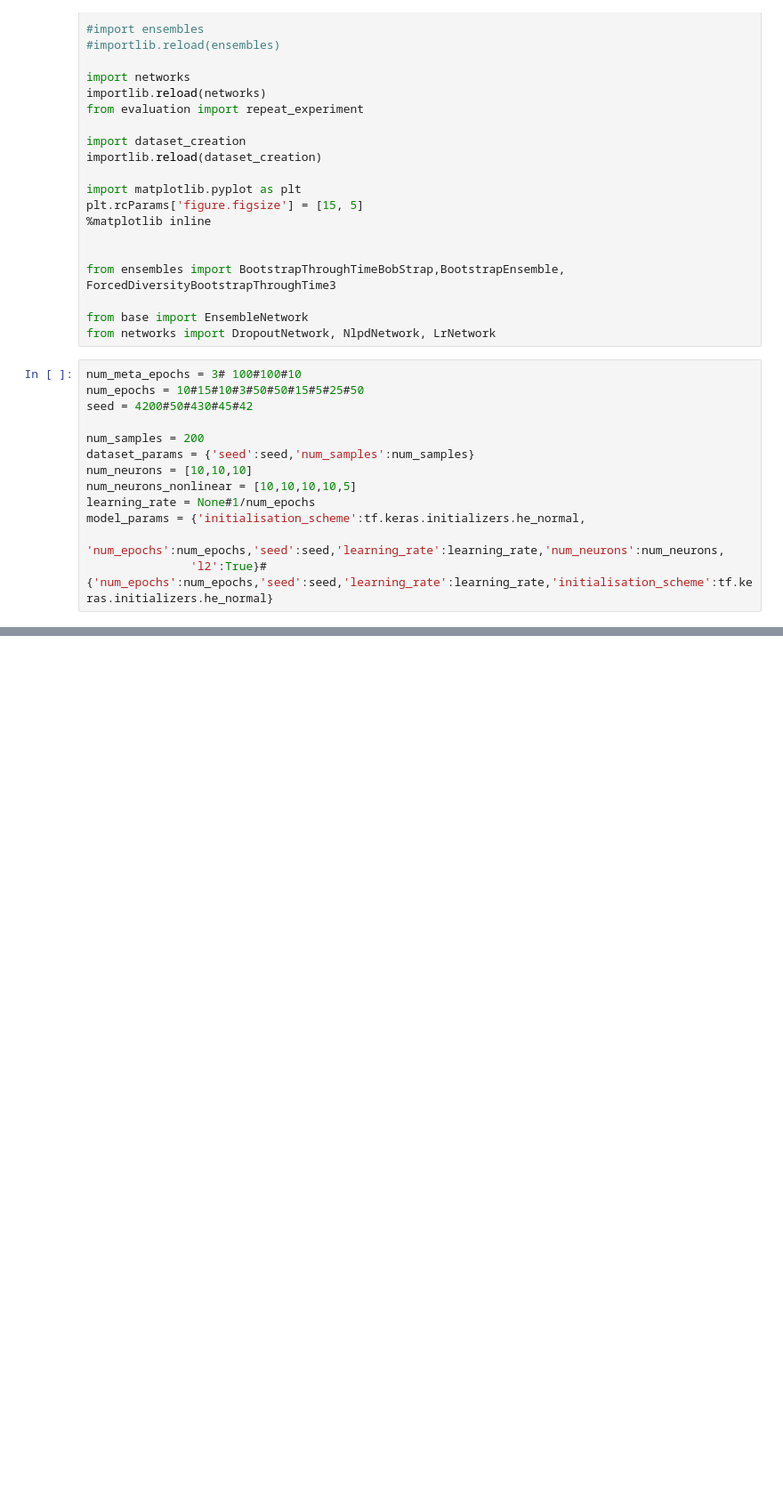
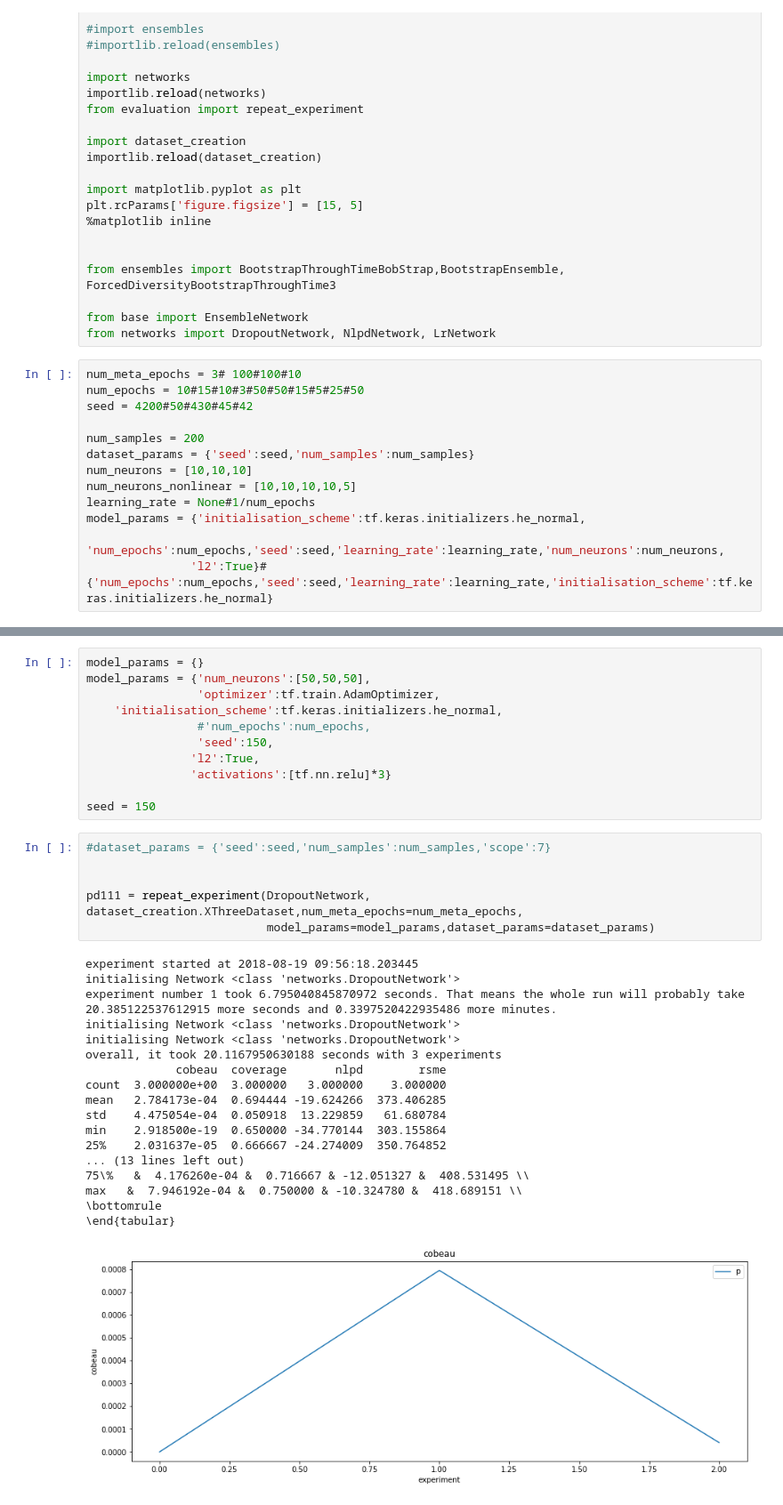
Before and after one commit to wooohoooo/Master-Thesis, a Jupyter notebook: new_version/dropout_testing.ipynb, the cells around one changed output, grey strips where cells are left out. Shown at 89% size. Cells and saved outputs as stored; diff of their text form; blank space fills up the shorter version.

```diff
--- a/new_version/dropout_testing.ipynb
+++ b/new_version/dropout_testing.ipynb
@@ -146,0 +166,36 @@ max   &  1.104647e-07 &  0.866667 & -21.199716 &  471.611807 \\
+# %%
+model_params = {}
+model_params = {'num_neurons':[50,50,50],
+                'optimizer':tf.train.AdamOptimizer,
+    'initialisation_scheme':tf.keras.initializers.he_normal,
+                #'num_epochs':num_epochs,
+                'seed':150,
+               'l2':True,
+               'activations':[tf.nn.relu]*3}
+
+seed = 150
+# %%
+#dataset_params = {'seed':seed,'num_samples':num_samples,'scope':7}
+
+
+pd111 = repeat_experiment(DropoutNetwork, dataset_creation.XThreeDataset,num_meta_epochs=num_meta_epochs,
+                          model_params=model_params,dataset_params=dataset_params)
+# %% [output]
+experiment started at 2018-08-19 09:56:18.203445
+initialising Network <class 'networks.DropoutNetwork'>
+experiment number 1 took 6.795040845870972 seconds. That means the whole run will probably take 20.385122537612915 more seconds and 0.3397520422935486 more minutes.
+initialising Network <class 'networks.DropoutNetwork'>
+initialising Network <class 'networks.DropoutNetwork'>
+overall, it took 20.1167950630188 seconds with 3 experiments
+             cobeau  coverage       nlpd        rsme
+count  3.000000e+00  3.000000   3.000000    3.000000
+mean   2.784173e-04  0.694444 -19.624266  373.406285
+std    4.475054e-04  0.050918  13.229859   61.680784
+min    2.918500e-19  0.650000 -34.770144  303.155864
+25%    2.031637e-05  0.666667 -24.274009  350.764852
+... (13 lines left out)
+75\%   &  4.176260e-04 &  0.716667 & -12.051327 &  408.531495 \\
+max   &  7.946192e-04 &  0.750000 & -10.324780 &  418.689151 \\
+\bottomrule
+\end{tabular}
+[figure, added]
```
Also changed, not shown: parts of 6 cells of this notebook, 6 other files.
